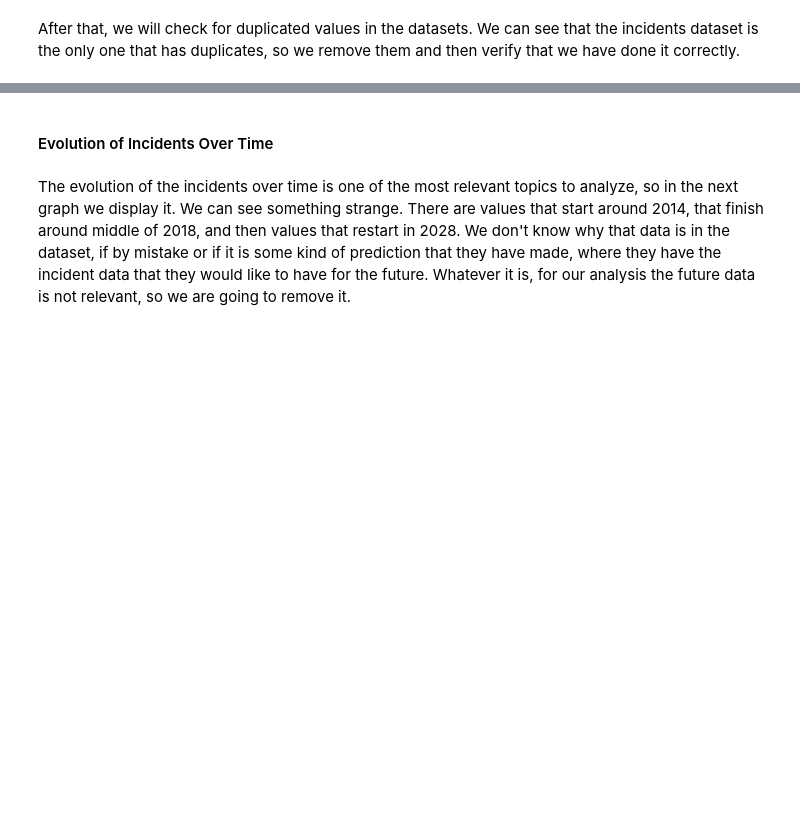
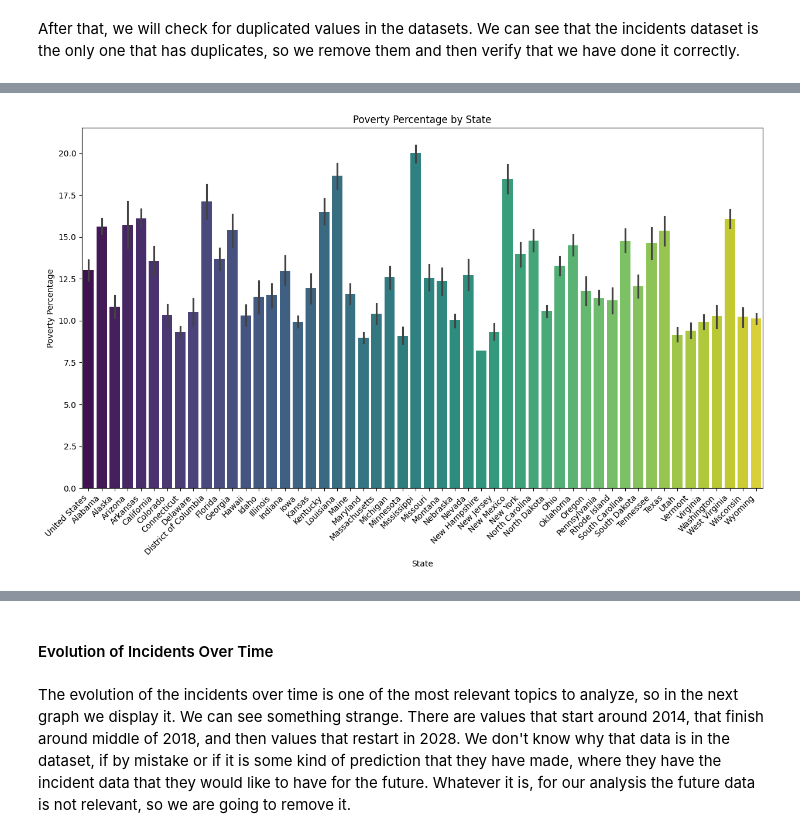
Before and after one commit to Marc2910llv/Gun-Incidents-In-USA-DataMining, a Jupyter notebook: Data_Mining_Project.ipynb, the cells around one changed output, grey strips where cells are left out. Cells and saved outputs as stored; diff of their text form; code cells hidden in the pictures; blank space fills up the shorter version.

```diff
--- a/Data_Mining_Project.ipynb
+++ b/Data_Mining_Project.ipynb
@@ -284,0 +291,10 @@ Number of Duplicates: 0
+# %%
+plt.figure(figsize=(15, 8))
+sns.barplot(data=pbsy_dataset, x='state', y='povertyPercentage', hue='state', palette='viridis', dodge=False)
+plt.title('Poverty Percentage by State')
+plt.xlabel('State')
+plt.ylabel('Poverty Percentage')
+plt.xticks(rotation=45, ha='right')
+plt.show()
+# %% [output]
+[figure, added]
```
Also changed, not shown: parts of 35 cells of this notebook.
